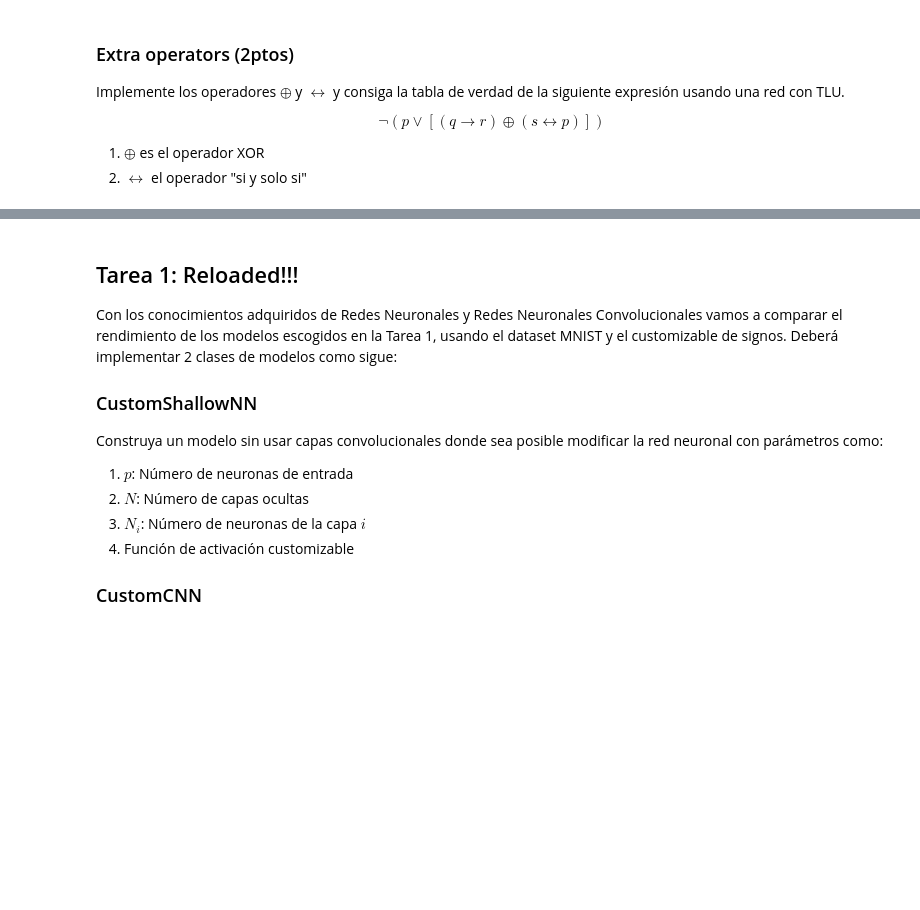
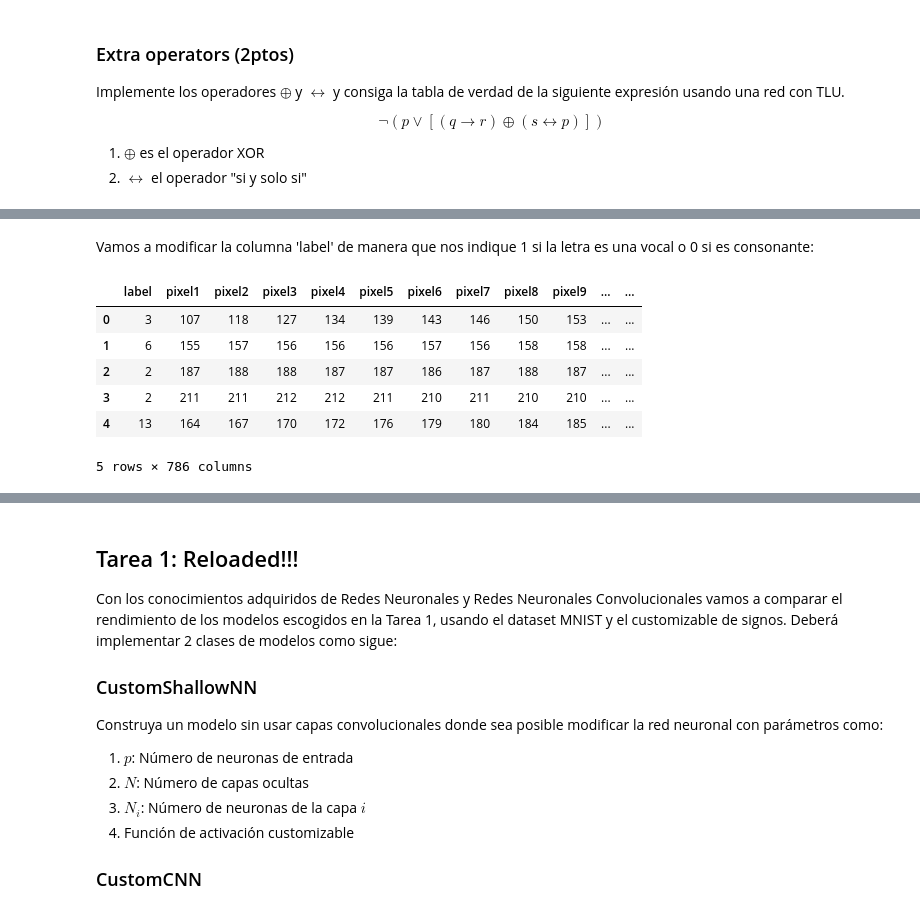
Before and after one commit to Morax19/ML_UCV, a Jupyter notebook: Parcial2/Parcial_02_pregrado_2025_DanielHernandez.ipynb, the cells around one changed output, grey strips where cells are left out. Cells and saved outputs as stored; diff of their text form; code cells hidden in the pictures; blank space fills up the shorter version.

```diff
--- a/Parcial2/Parcial_02_pregrado_2025_DanielHernandez.ipynb
+++ b/Parcial2/Parcial_02_pregrado_2025_DanielHernandez.ipynb
@@ -739,0 +838,23 @@ Modifique el ejercicio del notebook 10 "Ejemplo avanzado con SignMnist" donde el
+# %% [markdown]
+Vamos a modificar la columna 'label' de manera que nos indique 1 si la letra es una vocal o 0 si es consonante:
+# %%
+def esVocal(x):
+  vocales = [0, 4, 8, 14, 20]
+
+  if x in vocales:
+    return 1
+  else:
+    return 0
+
+train_df['is_vowel'] = train_df['label'].apply(esVocal)
+test_df['is_vowel'] = test_df['label'].apply(esVocal)
+
+train_df.head()
+# %% [output]
+|  | label | pixel1 | pixel2 | pixel3 | pixel4 | pixel5 | pixel6 | pixel7 | pixel8 | pixel9 | ... | ... |
+| 0 | 3 | 107 | 118 | 127 | 134 | 139 | 143 | 146 | 150 | 153 | ... | ... |
+| 1 | 6 | 155 | 157 | 156 | 156 | 156 | 157 | 156 | 158 | 158 | ... | ... |
+| 2 | 2 | 187 | 188 | 188 | 187 | 187 | 186 | 187 | 188 | 187 | ... | ... |
+| 3 | 2 | 211 | 211 | 212 | 212 | 211 | 210 | 211 | 210 | 210 | ... | ... |
+| 4 | 13 | 164 | 167 | 170 | 172 | 176 | 179 | 180 | 184 | 185 | ... | ... |
+5 rows × 786 columns
```
Also changed, not shown: parts of 33 cells of this notebook.
